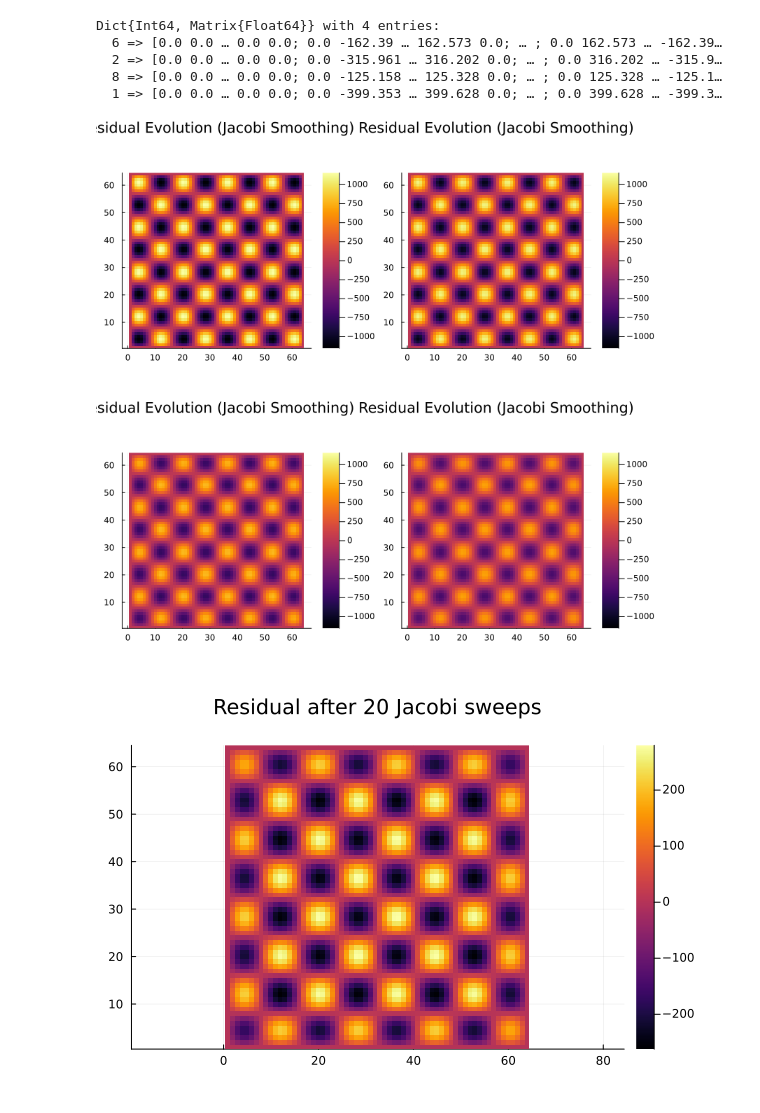
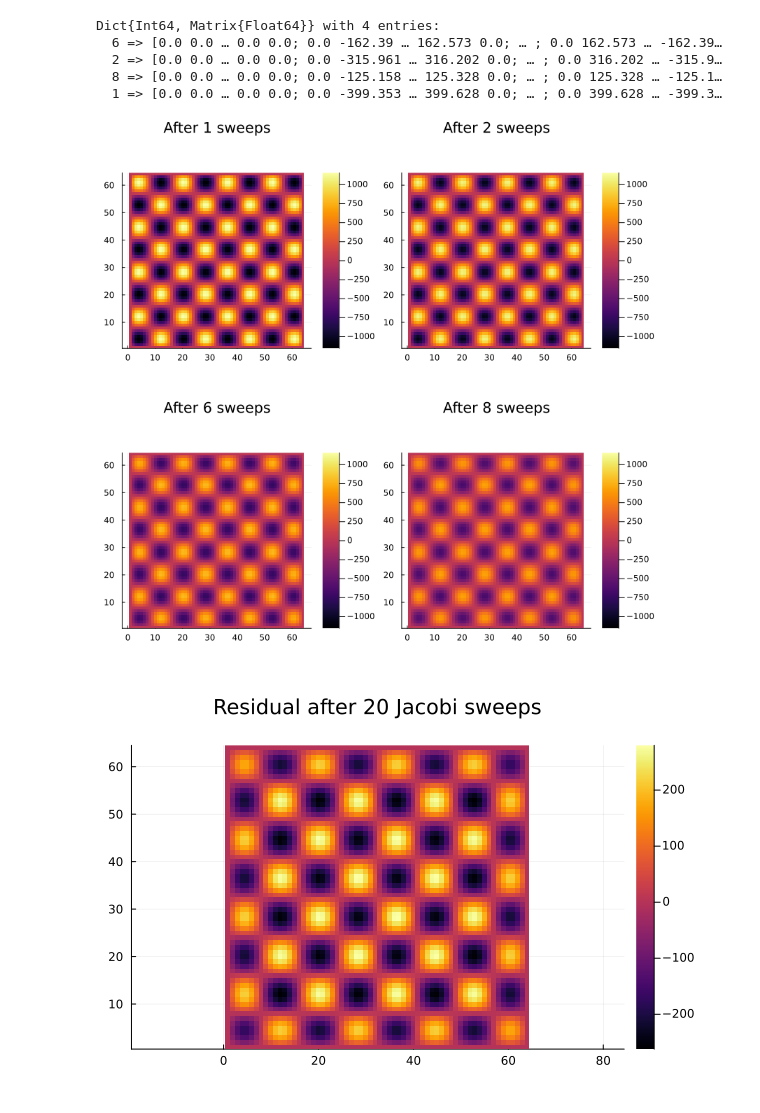
Before and after one commit to eerieA/ju-labs, a Jupyter notebook: pde-num-ana/smoothing.ipynb, the cells around one changed output. Cells and saved outputs as stored; diff of their text form; code cells hidden in the pictures.

```diff
--- a/pde-num-ana/smoothing.ipynb
+++ b/pde-num-ana/smoothing.ipynb
@@ -216,18 +218,17 @@ Dict{Int64, Matrix{Float64}} with 4 entries:
 # %%
 plots = []
 
 # Compute global min/max across all snapshots
 vmin = minimum([minimum(r) for r in values(snapshots)])
 vmax = maximum([maximum(r) for r in values(snapshots)])
 
 for (k, r_snap) in sort(collect(snapshots), by = first)
     push!(plots, heatmap(r_snap, title="After $k sweeps", aspect_ratio=1, clims=(vmin, vmax)))
 end
 
-plot(plots..., layout=(2,2), size=(800,800),
-     title="Residual Evolution (Jacobi Smoothing)")
+plot(plots..., layout=(2,2), size=(800,800))
 # %% [output]
-[figure, old version]
+[figure, new version]
 # %%
 heatmap(r, title="Residual after $num_iters Jacobi sweeps", aspect_ratio=1)
 # %% [output]
```
Also changed, not shown: parts of 10 cells of this notebook.
